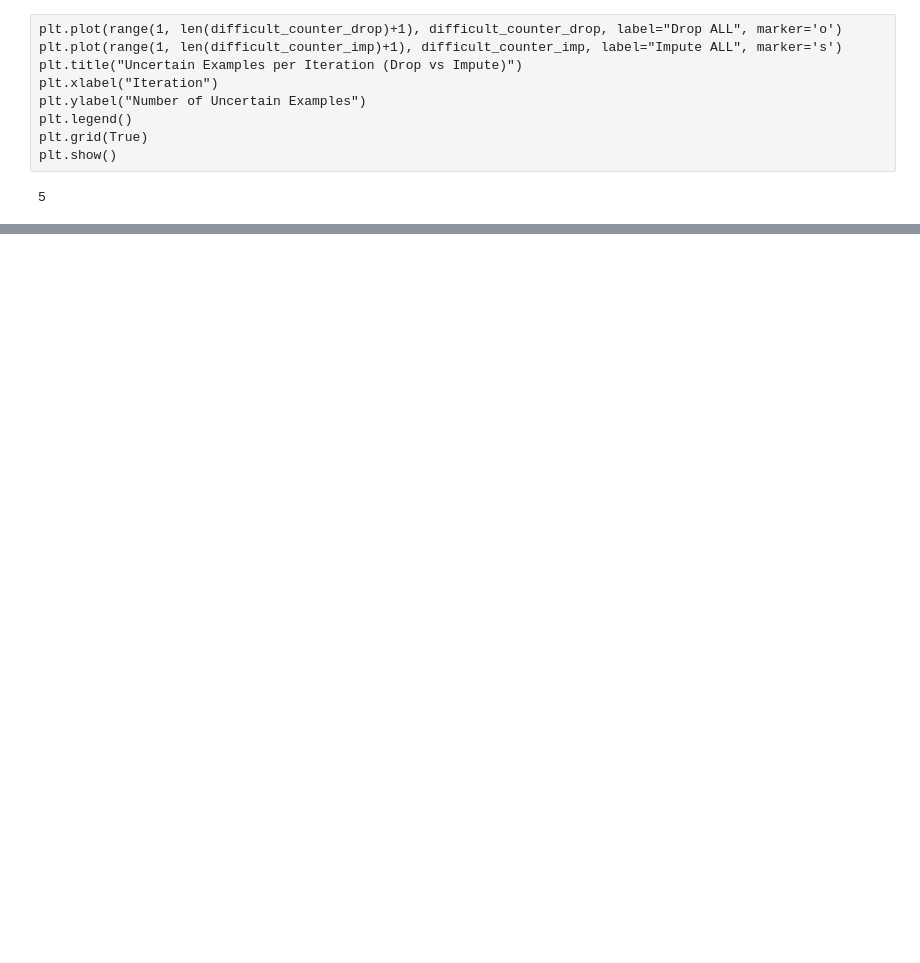
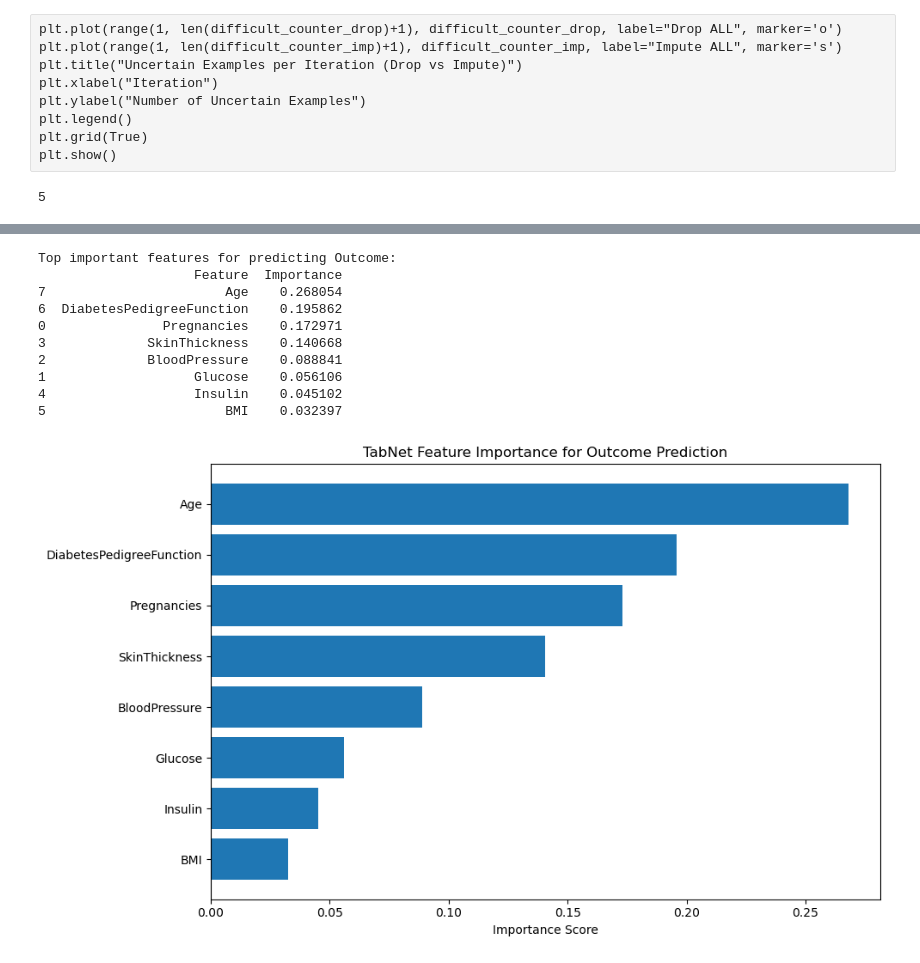
Before and after one commit to tejka8/diabetes_VNP, a Jupyter notebook: DiabetesActiveLearning.ipynb, the cells around one changed output, grey strips where cells are left out. Cells and saved outputs as stored; diff of their text form; code cells hidden in the pictures; blank space fills up the shorter version.

```diff
--- a/DiabetesActiveLearning.ipynb
+++ b/DiabetesActiveLearning.ipynb
@@ -385,0 +434,55 @@ Iter 10 R2 Score: 0.253 - Labeled Size: 230
+# %%
+df_copy = df.copy()
+
+cols_with_zero_invalid = ['BloodPressure', 'SkinThickness', 'Insulin', 'BMI']
+for col in cols_with_zero_invalid:
+    df_copy[col] = df_copy[col].replace(0, df_copy[col].median())
+
+df_valid = df_copy[df_copy['Outcome'] != 0]
+
+X = df_valid.drop(columns=['Outcome'])
+y = df_valid['Outcome']
+
+X_np = X.values
+y_np = y.values.reshape(-1, 1)
+
+tabnet_model = TabNetRegressor(verbose=0)
+tabnet_model.fit(
+    X_train=X_np,
+    y_train=y_np,
+    max_epochs=100,
+    patience=10,
+    batch_size=128,
+    virtual_batch_size=64
+)
+
+feature_importances = tabnet_model.feature_importances_
+
+feature_names = X.columns
+importance_df = pd.DataFrame({
+    'Feature': feature_names,
+    'Importance': feature_importances
+}).sort_values(by='Importance', ascending=False)
+
+print("Top important features for predicting Outcome:")
+print(importance_df)
+
+plt.figure(figsize=(10,6))
+plt.barh(importance_df['Feature'], importance_df['Importance'])
+plt.gca().invert_yaxis()
+plt.title("TabNet Feature Importance for Outcome Prediction")
+plt.xlabel("Importance Score")
+plt.tight_layout()
+plt.show()
+# %% [output]
+Top important features for predicting Outcome:
+                    Feature  Importance
+7                       Age    0.268054
+6  DiabetesPedigreeFunction    0.195862
+0               Pregnancies    0.172971
+3             SkinThickness    0.140668
+2             BloodPressure    0.088841
+1                   Glucose    0.056106
+4                   Insulin    0.045102
+5                       BMI    0.032397
+[figure, added]
```
Also changed, not shown: parts of 9 cells of this notebook.
